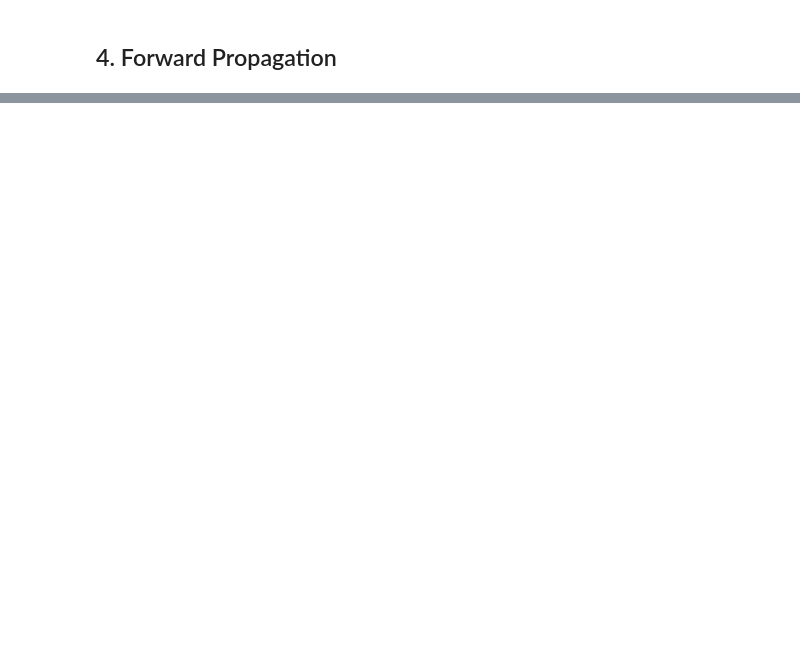
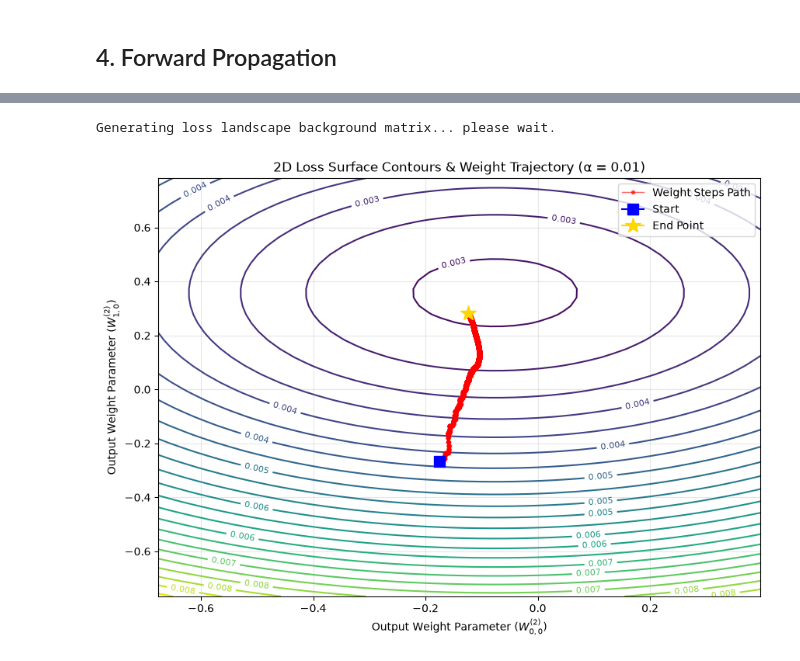
Before and after one commit to Arbaz-byte/DeepAres, a Jupyter notebook: Notebooks/05_MLP_Scratch.ipynb, the cells around one changed output, grey strips where cells are left out. Drawn from its saved outputs; the diff is of its cells as text; code cells hidden in the pictures; blank space fills up the shorter version.

```diff
--- a/Notebooks/05_MLP_Scratch.ipynb
+++ b/Notebooks/05_MLP_Scratch.ipynb
@@ -135,0 +400,79 @@ Y predict :  [[0.43010921]]  |  (1, 1)
+# %%
+import matplotlib.pyplot as plt
+import numpy as np
+
+# --- 1. Choose the Learning Rate to Visualize ---
+TARGET_LR = 0.01  # Try changing this to 0.1 (explodes) or 0.001 (very slow)
+epochs = 200      # Reduced epochs to make the plot trajectory cleaner
+
+# Initialize parameters cleanly
+params = initialize_parameters([2, 16, 1], seed=42)
+
+# Lists to track the evolution of the first two output layer weights
+w0_history = []
+w1_history = []
+
+# --- 2. Train and Record Trajectory ---
+for epoch in range(epochs):
+    for i in range(len(X_train)):
+        x = X_train[i:i+1]
+        y_true = y_train[i:i+1]
+
+        y_hat, cache = forward_propagation(x, params)
+        grads = backward_propagation(params, cache, y_true)
+        params = updated_parameters(params, grads, TARGET_LR)
+
+        # Track the weights at every mini-step
+        w0_history.append(params["W2"][0, 0])
+        w1_history.append(params["W2"][1, 0])
+
+# Convert histories to standard arrays for plotting
+w0_history = np.array(w0_history)
+w1_history = np.array(w1_history)
+
+# --- 3. Compute Loss Grid for the Background Contours ---
+print("Generating loss landscape background matrix... please wait.")
+w0_min, w0_max = w0_history.min() - 0.5, w0_history.max() + 0.5
+w1_min, w1_max = w1_history.min() - 0.5, w1_history.max() + 0.5
+
+# Build a grid mapping space
+W0_grid, W1_grid = np.meshgrid(np.linspace(w0_min, w0_max, 50),
+                               np.linspace(w1_min, w1_max, 50))
+Loss_grid = np.zeros_like(W0_grid)
+
+# Deep copy the trained weights structure to use as a temporary evaluation rig
+temp_params = {k: v.copy() for k, v in params.items()}
+
+# Loop through grid coordinates and compute full training set loss
+for r in range(W0_grid.shape[0]):
+    for c in range(W0_grid.shape[1]):
+        temp_params["W2"][0, 0] = W0_grid[r, c]
+        temp_params["W2"][1, 0] = W1_grid[r, c]
+
+        y_pred, _ = forward_propagation(X_train, temp_params)
+        Loss_grid[r, c] = np.mean((y_pred - y_train) ** 2)
+
+# --- 4. Plot Loss Contours and Convergence Path ---
+plt.figure(figsize=(10, 7))
+
+# Plot contour mapping lines
+contours = plt.contour(W0_grid, W1_grid, Loss_grid, levels=25, cmap='viridis')
+plt.clabel(contours, inline=True, fontsize=8, fmt='%.3f')
+
+# Plot the convergence trajectory line
+plt.plot(w0_history, w1_history, color='red', marker='o', markersize=3,
+         linestyle='-', linewidth=1, alpha=0.6, label='Weight Steps Path')
+
+# Mark start and endpoints explicitly
+plt.plot(w0_history[0], w1_history[0], marker='s', color='blue', markersize=10, label='Start')
+plt.plot(w0_history[-1], w1_history[-1], marker='*', color='gold', markersize=15, label='End Point')
+
+plt.xlabel(r"Output Weight Parameter ($W^{(2)}_{0,0}$)")
+plt.ylabel(r"Output Weight Parameter ($W^{(2)}_{1,0}$)")
+plt.title(f"2D Loss Surface Contours & Weight Trajectory (α = {TARGET_LR})")
+plt.legend(loc='upper right')
+plt.grid(True, alpha=0.3)
+plt.show()
+# %% [output]
+Generating loss landscape background matrix... please wait.
+[figure, added]
```
Also changed, not shown: parts of 28 cells of this notebook.
